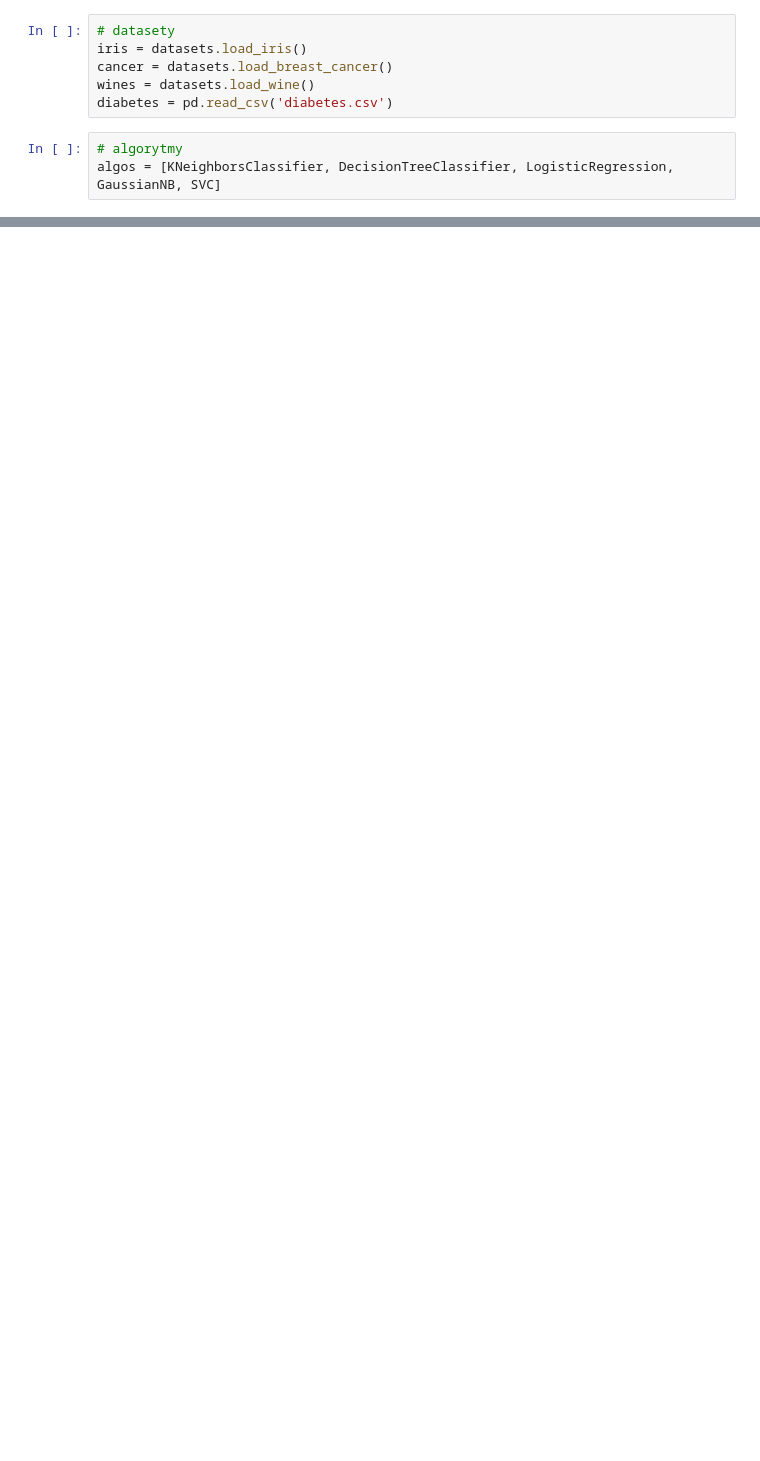
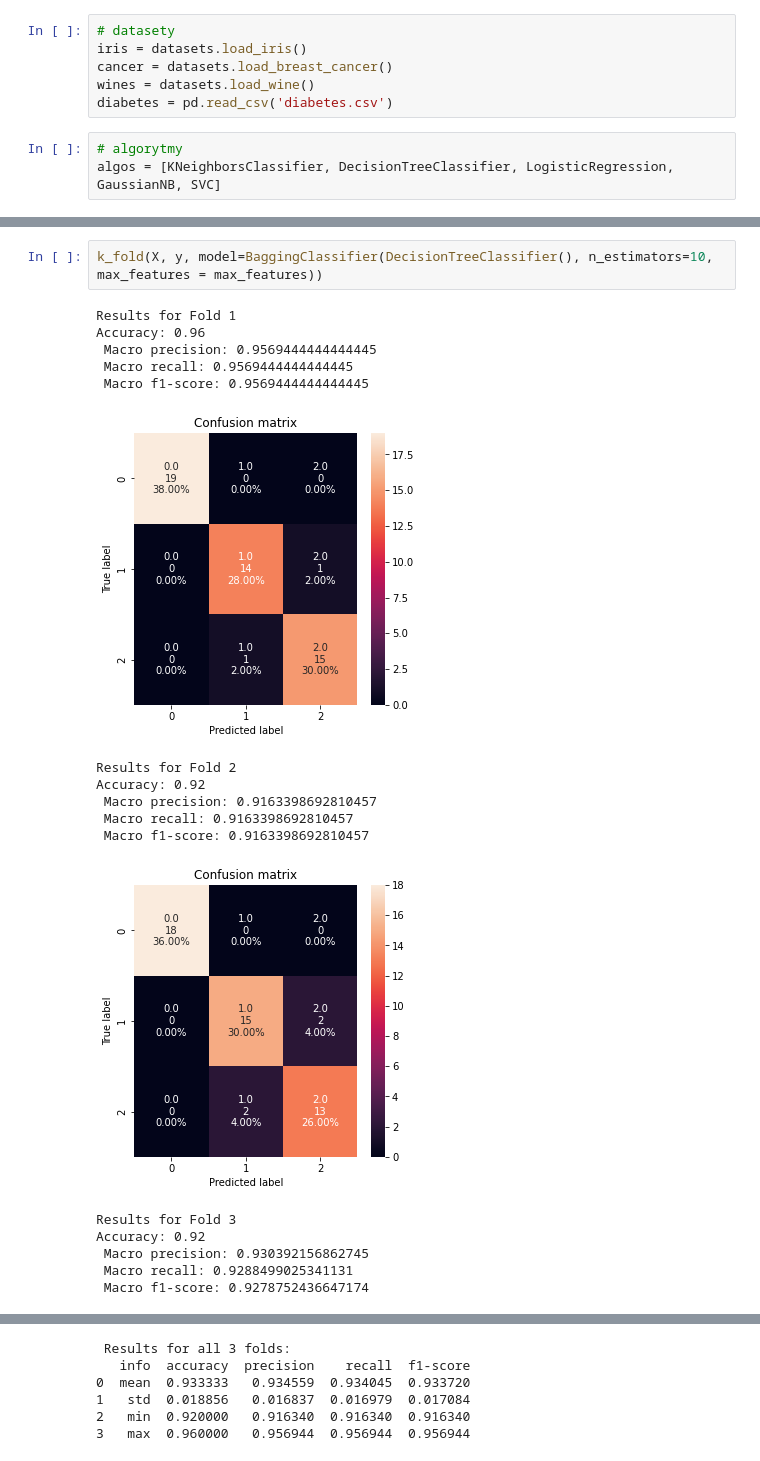
Before and after one commit to JakubSzczepanowski/EnsembleClassifier, a Jupyter notebook: experiments.ipynb, the cells around one changed output, grey strips where cells are left out. Saved outputs shown, nothing was run; the diff lists cells and outputs as text; blank space fills up the shorter version.

```diff
--- a/experiments.ipynb
+++ b/experiments.ipynb
@@ -108,0 +159,20 @@ Accuracy: 0.98
+# %%
+k_fold(X, y, model=BaggingClassifier(DecisionTreeClassifier(), n_estimators=10, max_features = max_features))
+# %% [output]
+Results for Fold 1
+Accuracy: 0.96
+ Macro precision: 0.9569444444444445
+ Macro recall: 0.9569444444444445
+ Macro f1-score: 0.9569444444444445
+[figure, added]
+Results for Fold 2
+Accuracy: 0.92
+ Macro precision: 0.9163398692810457
+ Macro recall: 0.9163398692810457
+ Macro f1-score: 0.9163398692810457
+[figure, added]
+Results for Fold 3
+Accuracy: 0.92
+ Macro precision: 0.930392156862745
+ Macro recall: 0.9288499025341131
+ Macro f1-score: 0.9278752436647174
@@ -108,0 +180,6 @@ Accuracy: 0.98
+ Results for all 3 folds:
+   info  accuracy  precision    recall  f1-score
+0  mean  0.933333   0.934559  0.934045  0.933720
+1   std  0.018856   0.016837  0.016979  0.017084
+2   min  0.920000   0.916340  0.916340  0.916340
+3   max  0.960000   0.956944  0.956944  0.956944
```
Also changed, not shown: parts of 127 cells of this notebook, 1 other file.
